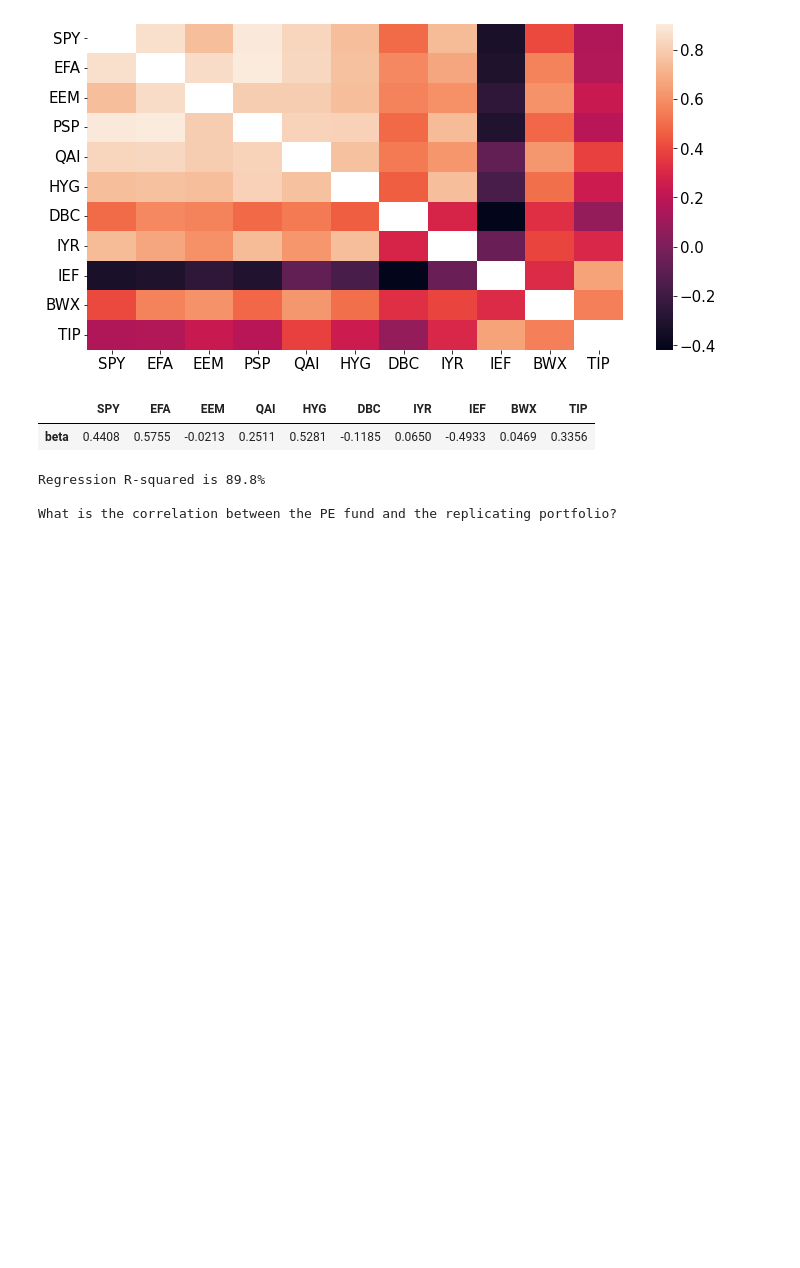
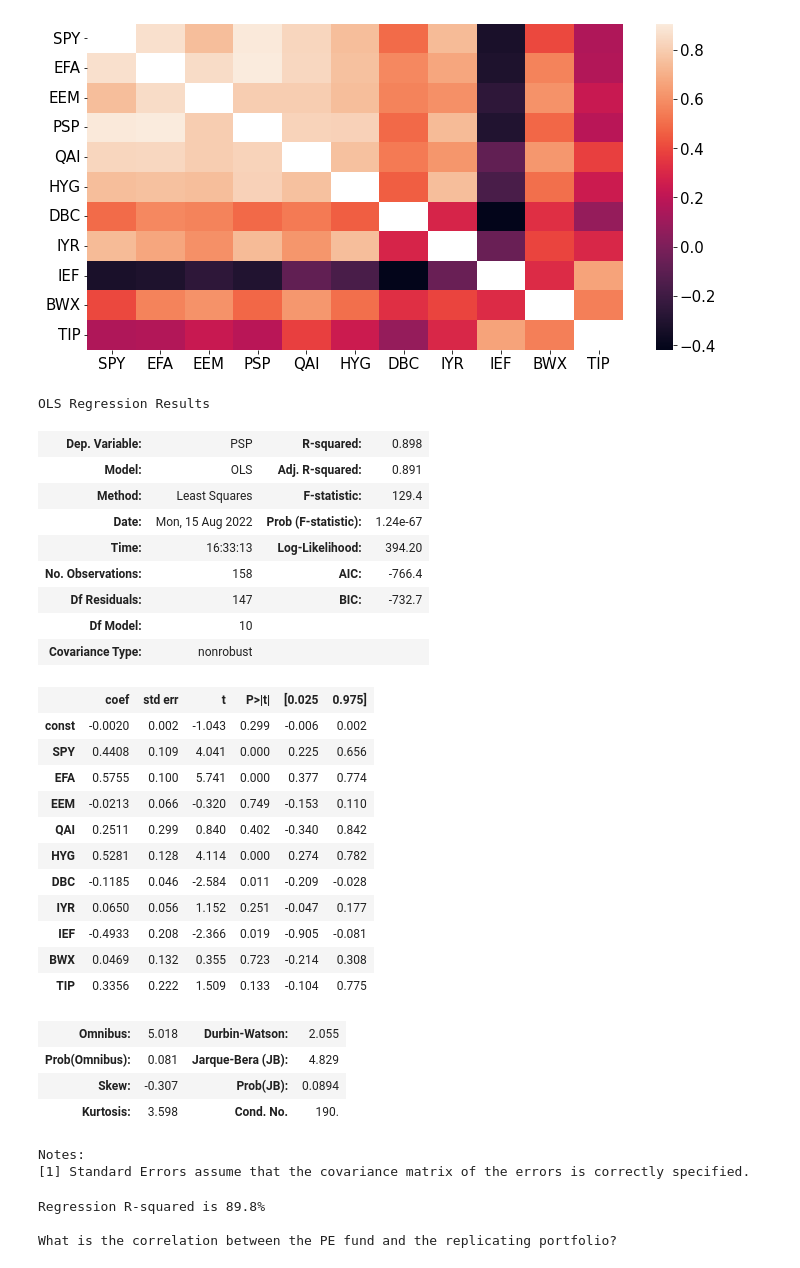
Before and after one commit to szhx/finm-data-analysis-2022, a Jupyter notebook: homework/Solution 2 - Assessing the OLS Model.ipynb, the cells around one changed output. Saved outputs shown, nothing was run; the diff lists cells and outputs as text; code cells hidden in the pictures; blank space fills up the shorter version.

```diff
--- a/homework/Solution 2 - Assessing the OLS Model.ipynb
+++ b/homework/Solution 2 - Assessing the OLS Model.ipynb
@@ -227,17 +227,45 @@ MAX Correlation pair is ('EFA', 'PSP')
 # %%
 y = rets['PSP']
 X_full = rets.drop(columns=['PSP'])
 X_simple = rets[['SPY','TIP','IEF']]
 
 
-X = X_full
+X = sm.add_constant(X_full)
 
 mod = LinearRegression(fit_intercept=True).fit(X,y)
+mod1 = sm.OLS(y, X).fit()
+mod1.summary()
 
-pe_replication = pd.DataFrame(index=X.columns, columns = ['beta'], data=mod.coef_)
-pe_replication.T
+#pe_replication = pd.DataFrame(index=X.columns, columns = ['beta'], data=mod.coef_)
+#pe_replication.T
 # %% [output]
+OLS Regression Results
-|  | SPY | EFA | EEM | QAI | HYG | DBC | IYR | IEF | BWX | TIP |
-| beta | 0.4408 | 0.5755 | -0.0213 | 0.2511 | 0.5281 | -0.1185 | 0.0650 | -0.4933 | 0.0469 | 0.3356 |
+| Dep. Variable: | PSP | R-squared: | 0.898 |
+| Model: | OLS | Adj. R-squared: | 0.891 |
+| Method: | Least Squares | F-statistic: | 129.4 |
+| Date: | Mon, 15 Aug 2022 | Prob (F-statistic): | 1.24e-67 |
+| Time: | 16:33:13 | Log-Likelihood: | 394.20 |
+| No. Observations: | 158 | AIC: | -766.4 |
+| Df Residuals: | 147 | BIC: | -732.7 |
+| Df Model: | 10 |  |  |
+| Covariance Type: | nonrobust |  |  |
+|  | coef | std err | t | P>|t| | [0.025 | 0.975] |
+| const | -0.0020 | 0.002 | -1.043 | 0.299 | -0.006 | 0.002 |
+| SPY | 0.4408 | 0.109 | 4.041 | 0.000 | 0.225 | 0.656 |
+| EFA | 0.5755 | 0.100 | 5.741 | 0.000 | 0.377 | 0.774 |
+| EEM | -0.0213 | 0.066 | -0.320 | 0.749 | -0.153 | 0.110 |
+| QAI | 0.2511 | 0.299 | 0.840 | 0.402 | -0.340 | 0.842 |
+| HYG | 0.5281 | 0.128 | 4.114 | 0.000 | 0.274 | 0.782 |
+| DBC | -0.1185 | 0.046 | -2.584 | 0.011 | -0.209 | -0.028 |
+| IYR | 0.0650 | 0.056 | 1.152 | 0.251 | -0.047 | 0.177 |
+| IEF | -0.4933 | 0.208 | -2.366 | 0.019 | -0.905 | -0.081 |
+| BWX | 0.0469 | 0.132 | 0.355 | 0.723 | -0.214 | 0.308 |
+| TIP | 0.3356 | 0.222 | 1.509 | 0.133 | -0.104 | 0.775 |
+| Omnibus: | 5.018 | Durbin-Watson: | 2.055 |
+| Prob(Omnibus): | 0.081 | Jarque-Bera (JB): | 4.829 |
+| Skew: | -0.307 | Prob(JB): | 0.0894 |
+| Kurtosis: | 3.598 | Cond. No. | 190. |
+Notes:
+[1] Standard Errors assume that the covariance matrix of the errors is correctly specified.
 # %%
 print(f'Regression R-squared is {mod.score(X,y):.1%}\n')
```
Also changed, not shown: parts of 4 cells of this notebook, 1 other file.
